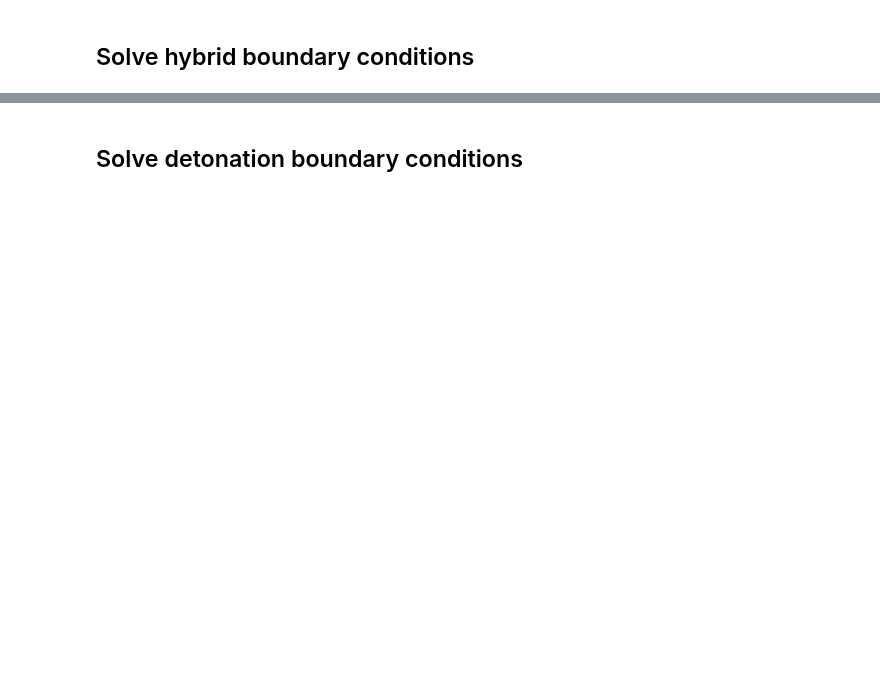
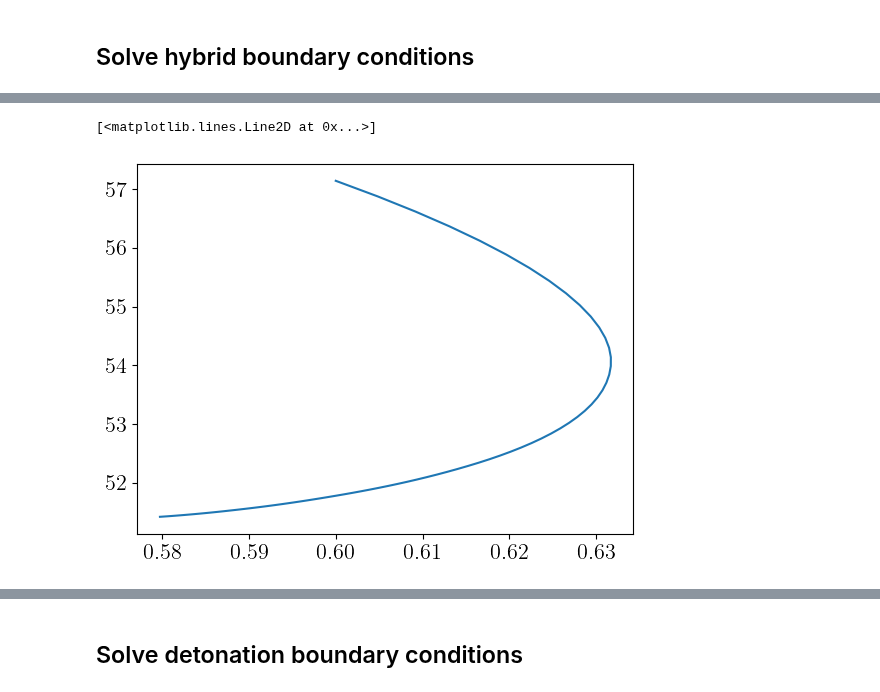
Before and after one commit to quarkquartet/Wall_velocity_LTE, a Jupyter notebook: SM/Main.ipynb, the cells around one changed output, grey strips where cells are left out. Cells and saved outputs as stored; diff of their text form; code cells hidden in the pictures; blank space fills up the shorter version.

```diff
--- a/SM/Main.ipynb
+++ b/SM/Main.ipynb
@@ -192,0 +290,5 @@ array([ 0.50566074, 55.89279946])
+# %%
+plt.plot(sol.y[2], sol.y[1])
+# %% [output]
+[<matplotlib.lines.Line2D at 0x...>]
+[figure, added]
```
Also changed, not shown: parts of 97 cells of this notebook, 1 other file.
